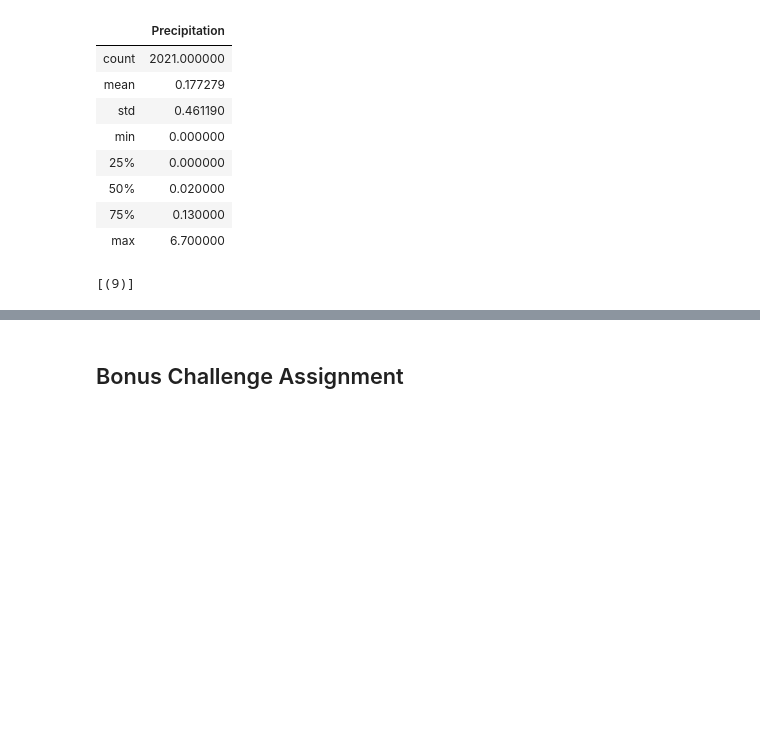
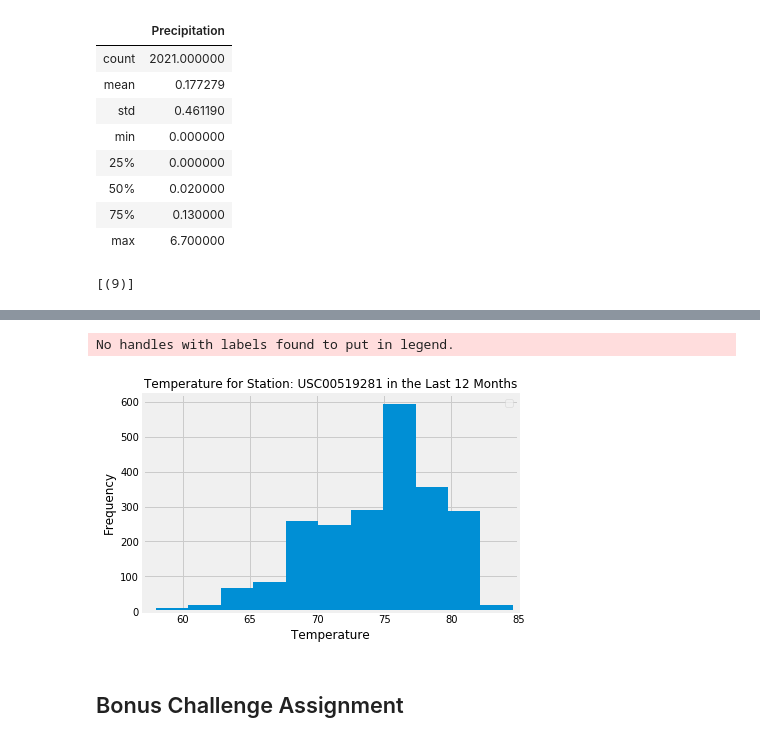
Before and after one commit to heathertzou96/sqlalchemy-challenge, a Jupyter notebook: climate_starter.ipynb, the cells around one changed output, grey strips where cells are left out. Drawn from its saved outputs; the diff is of its cells as text; code cells hidden in the pictures; blank space fills up the shorter version.

```diff
--- a/climate_starter.ipynb
+++ b/climate_starter.ipynb
@@ -142,3 +179,6 @@ for match in station_match:
 # %%
 # Choose the station with the highest number of temperature observations.
 # Query the last 12 months of temperature observation data for this station and plot the results as a histogram
+year_ago_temp_data = session.query(Measurement.date, Measurement.tobs).filter(Measurement.date >= '2016-08-23').\
+    order_by(Measurement.tobs).all()
+year_ago_temp_data
@@ -145,3 +203,15 @@ for match in station_match:
+# %%
+temp = [temp[1] for temp in year_ago_temp_data[:]]
+plt.hist(temp, bins=12)
+
+plt.xlim(57, 85)
+plt.xlabel("Temperature")
+plt.ylabel("Frequency")
+plt.title("Temperature for Station: USC00519281 in the Last 12 Months", fontsize=12)
+plt.savefig("Images/temp_histogram.png")
+# %% [output]
+No handles with labels found to put in legend.
+[figure, added]
 # %% [markdown]
 ## Bonus Challenge Assignment
 # %%
```
Also changed, not shown: parts of 7 cells of this notebook, 2 other files.
